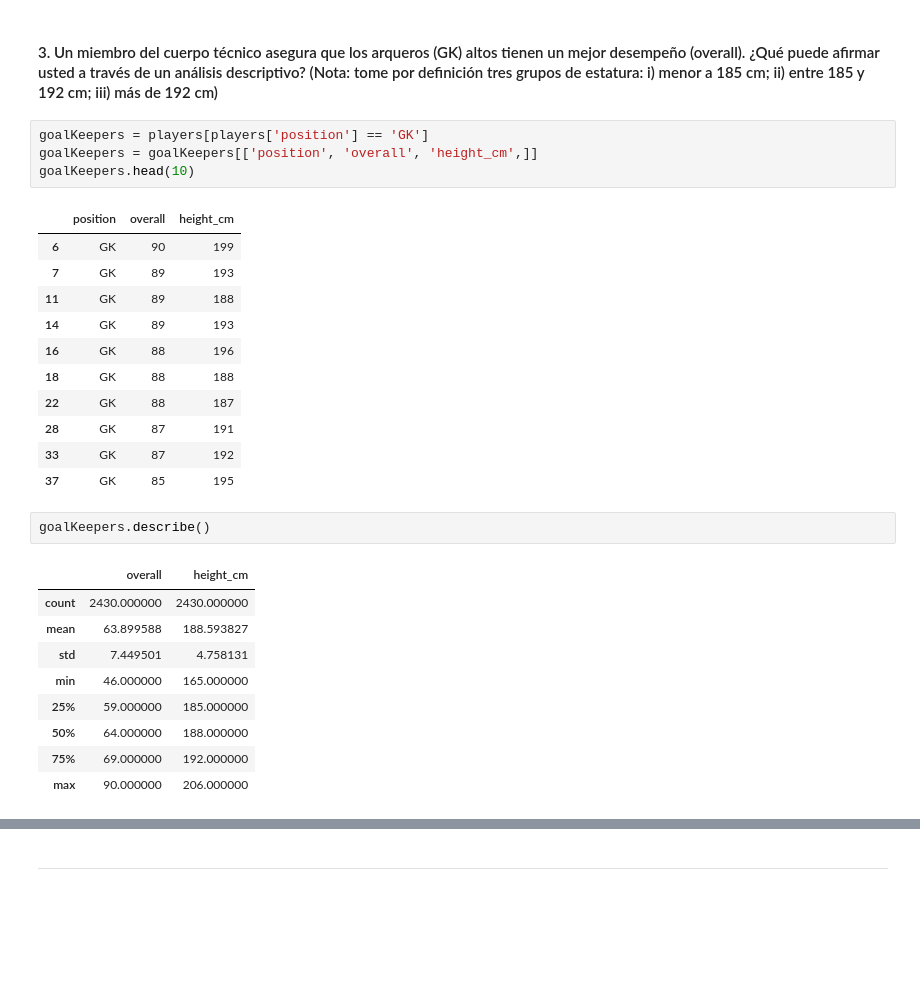
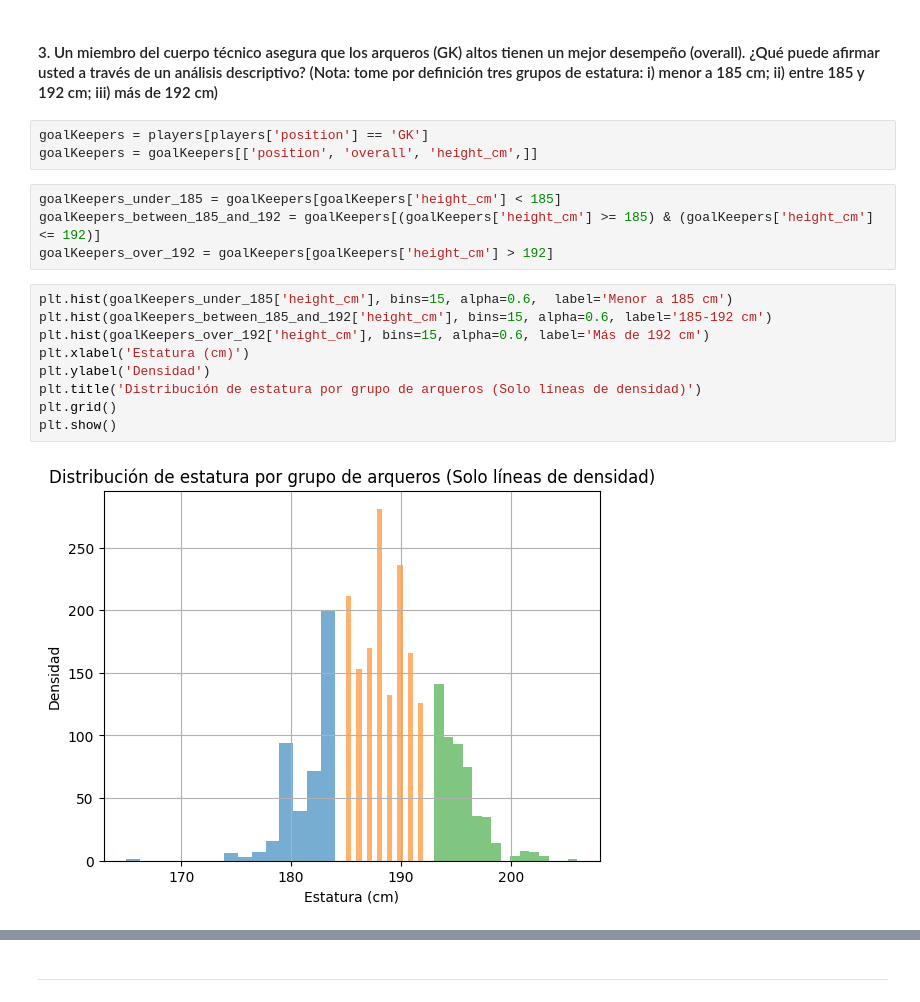
Before and after one commit to SebasL07/Taller-1-IA, a Jupyter notebook: Taller_1.ipynb, the cells around one changed output, grey strips where cells are left out. Cells and saved outputs as stored; diff of their text form; blank space fills up the shorter version.

```diff
--- a/Taller_1.ipynb
+++ b/Taller_1.ipynb
@@ -115,28 +116,18 @@ h) pref_foot
 # %%
 goalKeepers = players[players['position'] == 'GK']
 goalKeepers = goalKeepers[['position', 'overall', 'height_cm',]]
-goalKeepers.head(10)
-# %% [output]
-|  | position | overall | height_cm |
-| 6 | GK | 90 | 199 |
-| 7 | GK | 89 | 193 |
-| 11 | GK | 89 | 188 |
-| 14 | GK | 89 | 193 |
-| 16 | GK | 88 | 196 |
-| 18 | GK | 88 | 188 |
-| 22 | GK | 88 | 187 |
-| 28 | GK | 87 | 191 |
-| 33 | GK | 87 | 192 |
-| 37 | GK | 85 | 195 |
-# %%
-goalKeepers.describe()
-# %% [output]
-|  | overall | height_cm |
-| count | 2430.000000 | 2430.000000 |
-| mean | 63.899588 | 188.593827 |
-| std | 7.449501 | 4.758131 |
-| min | 46.000000 | 165.000000 |
-| 25% | 59.000000 | 185.000000 |
-| 50% | 64.000000 | 188.000000 |
-| 75% | 69.000000 | 192.000000 |
-| max | 90.000000 | 206.000000 |
+# %%
+goalKeepers_under_185 = goalKeepers[goalKeepers['height_cm'] < 185]
+goalKeepers_between_185_and_192 = goalKeepers[(goalKeepers['height_cm'] >= 185) & (goalKeepers['height_cm'] <= 192)]
+goalKeepers_over_192 = goalKeepers[goalKeepers['height_cm'] > 192]
+# %%
+plt.hist(goalKeepers_under_185['height_cm'], bins=15, alpha=0.6,  label='Menor a 185 cm')
+plt.hist(goalKeepers_between_185_and_192['height_cm'], bins=15, alpha=0.6, label='185-192 cm')
+plt.hist(goalKeepers_over_192['height_cm'], bins=15, alpha=0.6, label='Más de 192 cm')
+plt.xlabel('Estatura (cm)')
+plt.ylabel('Densidad')
+plt.title('Distribución de estatura por grupo de arqueros (Solo líneas de densidad)')
+plt.grid()
+plt.show()
+# %% [output]
+[figure, added]
```
Also changed, not shown: parts of 4 cells of this notebook.
